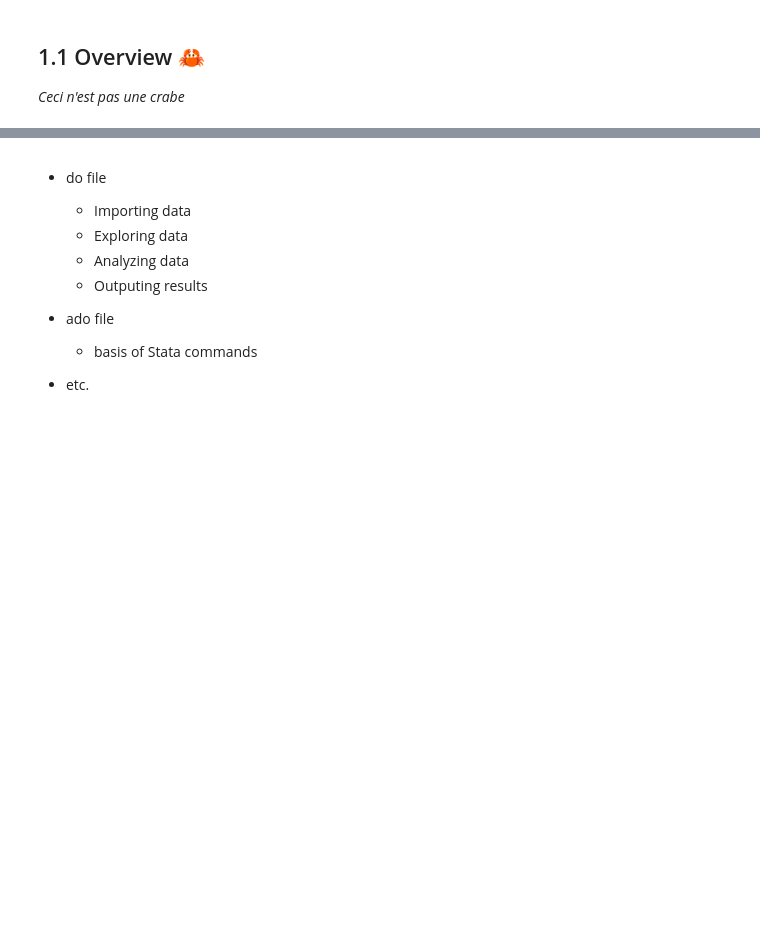
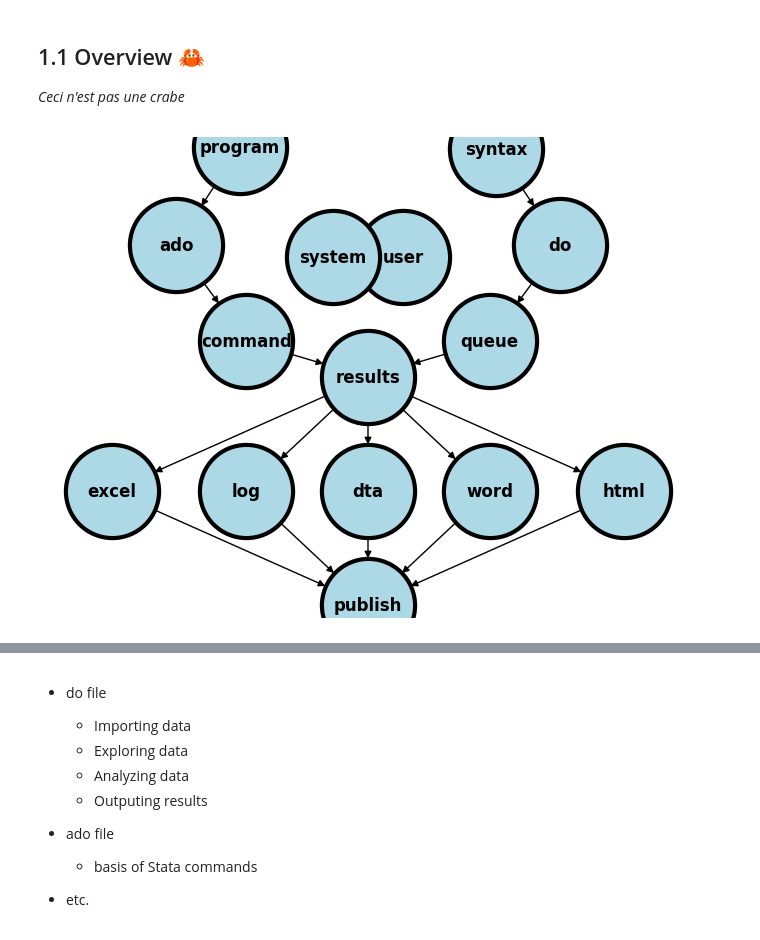
Before and after one commit to jhustata/livre, a Jupyter notebook: _build/html/_sources/chapter1.ipynb, the cells around one changed output, grey strips where cells are left out. Saved outputs shown, nothing was run; the diff lists cells and outputs as text; code cells hidden in the pictures; blank space fills up the shorter version.

Commit message:
output now results

```diff
--- a/_build/html/_sources/chapter1.ipynb
+++ b/_build/html/_sources/chapter1.ipynb
@@ -37,36 +37,38 @@ import matplotlib.pyplot as plt
 G = nx.DiGraph()
 G.add_node("user",  pos = (550,500) )
 G.add_node("system",  pos = (-550,500) )
 G.add_node("program",  pos = (-2000, 960) )
 G.add_node("syntax",  pos = (2000, 950) )
 G.add_node("ado", pos = (-3000, 550) )
 G.add_node("do", pos = (3000, 550) )
 G.add_node("command", pos = (-1900, 150) )
 G.add_node("queue", pos = (1900, 150) )
-G.add_node("output", pos = (0,0))
+G.add_node("results", pos = (0,0))
 G.add_node("dta", pos = (0, -475))
 G.add_node("log", pos = (-1900, -475))
 G.add_node("excel", pos = (-4000, -475))
 G.add_node("word", pos = (1900, -475))
 G.add_node("html", pos = (4000, -475))
 G.add_node("publish", pos = (0, -950))
 G.add_edges_from([ ("program","ado"), ("syntax", "do")])
 G.add_edges_from([("ado", "command"), ("do", "queue") ])
-G.add_edges_from([("command", "output"), ("queue", "output"),("output","excel"),("output","word"),("output","html")])
-G.add_edges_from([("output","dta"),("output","log")])
+G.add_edges_from([("command", "results"), ("queue", "results"),("results","excel"),("results","word"),("results","html")])
+G.add_edges_from([("results","dta"),("results","log")])
 G.add_edges_from([("dta","publish"),("log","publish"),("excel","publish"),("word","publish"),("html","publish")])
 nx.draw(G,
         nx.get_node_attributes(G, 'pos'),
         with_labels=True,
         font_weight='bold',
         node_size = 4500,
         node_color = "lightblue",
         linewidths = 3)
 ax= plt.gca()
 ax.collections[0].set_edgecolor("#000000")
 ax.set_xlim([-5000, 5000])
 ax.set_ylim([-1000, 1000])
 plt.show()
+# %% [output]
+[figure, added]
 # %% [markdown]
 We are going to distinguish between two fundamental perspectives in this class:
 
```
Also changed, not shown: parts of 1 cell of this notebook, 7 other files.
